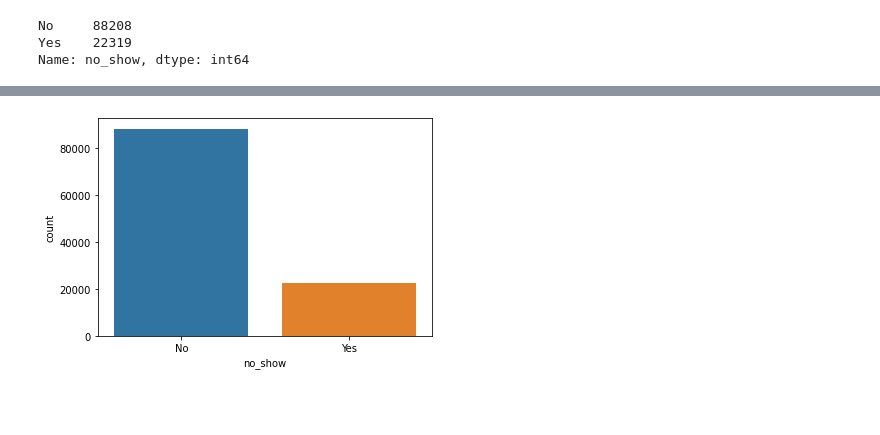
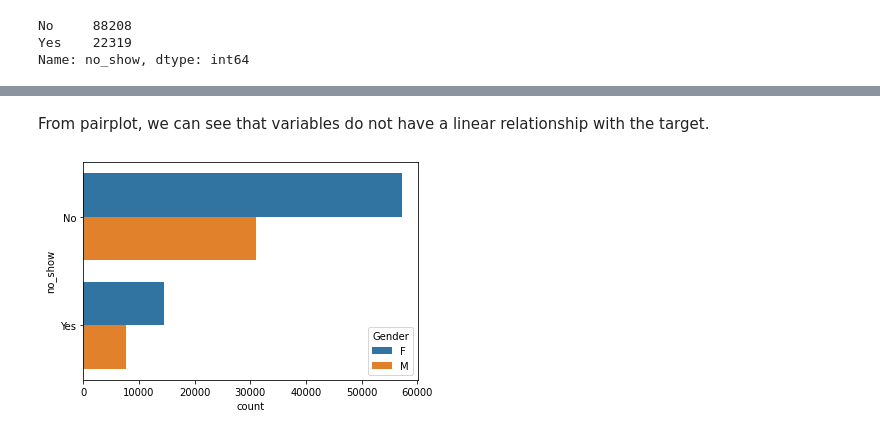
Before and after one commit to mgalaviz1/my_work, a Jupyter notebook: capstone2/predicting_no_shows.ipynb, the cells around one changed output, grey strips where cells are left out. Cells and saved outputs as stored; diff of their text form; code cells hidden in the pictures; blank space fills up the shorter version.

```diff
--- a/capstone2/predicting_no_shows.ipynb
+++ b/capstone2/predicting_no_shows.ipynb
@@ -121,0 +196,2 @@ def na_summary(df, group_col, additional_cols=None):
+# %%
+weather2.feels_like = weather2.feels_like.astype(int).round(0)
@@ -259,9 +402,9 @@ df["sch_weekday_name"] = df["ScheduledDay"].dt.day_name()
 # %%
 # creating date variables from AppointmentDay
 
-df["app_hour"] = df["AppointmentDay"].dt.hour
-df["app_weekday_num"] = df["AppointmentDay"].dt.weekday
-df["app_weekday_name"] = df["AppointmentDay"].dt.day_name()
+df["appt_hour"] = df["AppointmentDay"].dt.hour
+df["appt_weekday_num"] = df["AppointmentDay"].dt.weekday
+df["appt_weekday_name"] = df["AppointmentDay"].dt.day_name()
 df.head()
 # %% [output]
 |  | PatientId | Gender | ScheduledDay | AppointmentDay | Age | Scholarship | Diabetes | Alcoholism | ... |
@@ -270,3 +413,7 @@ df.head()
 | 2 | 4.262962e+12 | F | 2016-04-29 16:19:04+00:00 | 2016-04-29 00:00:00+00:00 | 62 | 0 | 0 | 0 | ... |
 | 3 | 8.679512e+11 | F | 2016-04-29 17:29:31+00:00 | 2016-04-29 00:00:00+00:00 | 8 | 0 | 0 | 0 | ... |
 | 4 | 8.841186e+12 | F | 2016-04-29 16:07:23+00:00 | 2016-04-29 00:00:00+00:00 | 56 | 0 | 1 | 0 | ... |
+# %%
+# merging df and weather2 dataframes
+
+df_merge = pd.merge(df, weather2, on='AppointmentDay', how='left', indicator=True)
@@ -298,0 +464,4 @@ plt.show
+# %%
+# inserting weather on May 20th because there is no hour in Appointment Day to merge on. It rained all day on 20 May
+# and is the only day it rained during the period in the dataset, 29 April to 8 June 2016.
+df_merge.loc[df_merge['AppointmentDay'] == '2016-05-20 00:00:00+00:00', 'weather_main'] = 'Rain'
@@ -328,0 +533,2 @@ Name: no_show, dtype: float64
+# %% [markdown]
+From pairplot, we can see that variables do not have a linear relationship with the target.
@@ -329,5 +538,5 @@ Name: no_show, dtype: float64
 # %%
-sns.countplot(x=df['no_show'])
+sns.countplot(y='no_show', hue='Gender', data=df_merge)
 plt.show()
 # %% [output]
-[figure, old version]
+[figure, new version]
```
Also changed, not shown: parts of 51 cells of this notebook, 3 other files.
